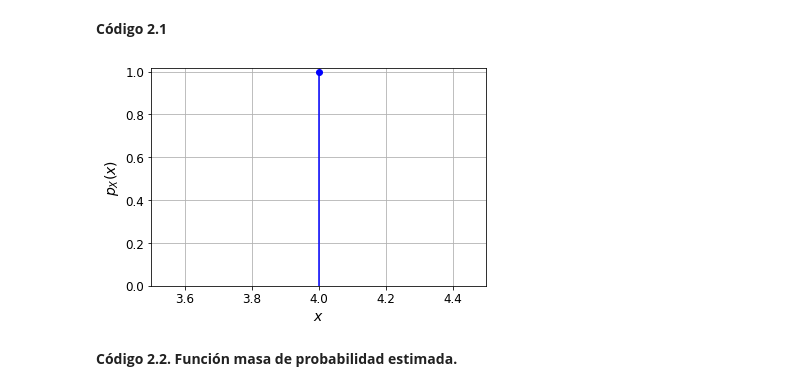
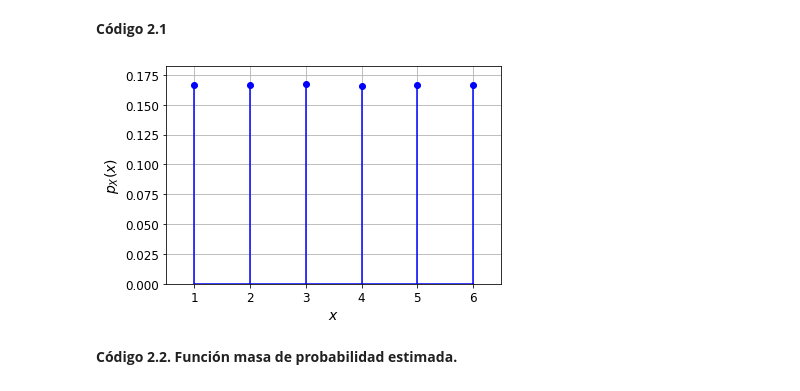
Before and after one commit to gapsc-us/labcomdig, a Jupyter notebook: Tema2.Variable_Aleatoria.ipynb, the cells around one changed output. Cells and saved outputs as stored; diff of their text form; code cells hidden in the pictures.

```diff
--- a/Tema2.Variable_Aleatoria.ipynb
+++ b/Tema2.Variable_Aleatoria.ipynb
@@ -60,19 +60,19 @@ array([4, 5, 3, 5, 5, 2, 3, 3, 3, 5])
 # %% [markdown]
 **Código 2.1**
 # %%
-Np = 1**6 #Número de muestras a generar
+Np = 10**6 #Número de muestras a generar
 X = np.random.randint(6, size=Np) + 1
 xi, px = np.unique(X, return_counts=True)
 #Devuelve los valores distintos encontrados en X y sus frecuencias
 px = px/Np   #Estimaciones de las probabilidades
 
 plt.figure(0)
 plt.stem(xi,px,'b-','bo','b-',use_line_collection=True)
 plt.axis([xi[0]-.5,xi[-1]+0.5, 0, max(px)+0.015])
 plt.xlabel('$x$'), plt.ylabel('$p_X(x)$'), plt.grid(True)
 plt.show()
 # %% [output]
-[figure, old version]
+[figure, new version]
 # %% [markdown]
 **Código 2.2. Función masa de probabilidad estimada.**
 # %%
```
Also changed, not shown: parts of 5 cells of this notebook, 2 other files.
